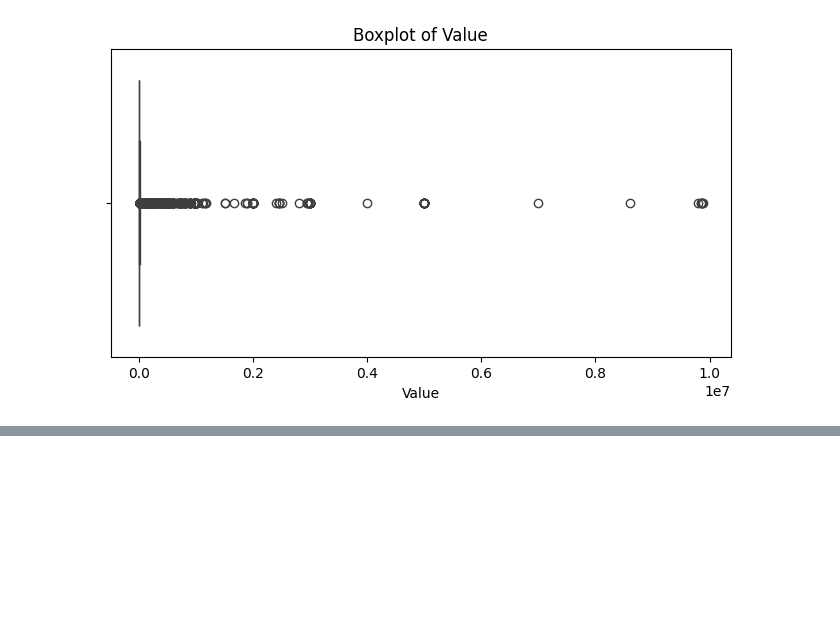
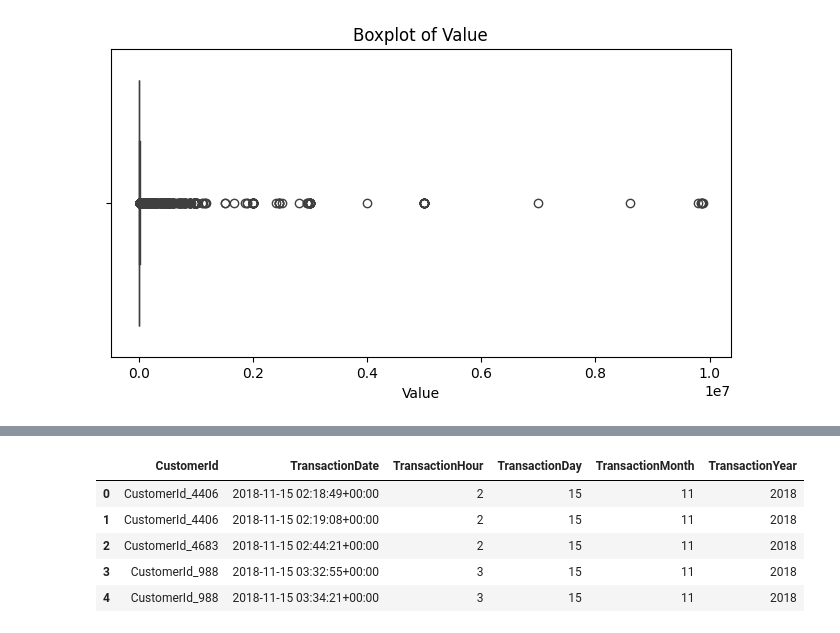
Before and after one commit to plony/week6_challenge, a Jupyter notebook: notebook/EDA.ipynb, the cells around one changed output, grey strips where cells are left out. Cells and saved outputs as stored; diff of their text form; code cells hidden in the pictures; blank space fills up the shorter version.

```diff
--- a/notebook/EDA.ipynb
+++ b/notebook/EDA.ipynb
@@ -201,7 +142,0 @@ df[['Amount', 'TotalTransactionAmount', 'AvgTransactionAmount']] = scaler.fit_tr
-# %%
-#Standardization (mean = 0, std = 1):Use StandardScaler to standardize features:
-
-from sklearn.preprocessing import StandardScaler
-
-scaler = StandardScaler()
-df[['Amount', 'TotalTransactionAmount', 'AvgTransactionAmount']] = scaler.fit_transform(df[['Amount', 'TotalTransactionAmount', 'AvgTransactionAmount']])
@@ -306,0 +221,24 @@ print(df.describe())  # Get summary statistics
+# %%
+#2.	Extract Features #Example:
+#Transaction Hour: The hour of the day when the transaction occurred.
+#Transaction Day: The day of the month when the transaction occurred.
+#Transaction Month: The month when the transaction occurred.
+#Transaction Year: The year when the transaction occurred.
+# Ensure that 'Date' column is in datetime format
+df['TransactionDate'] = pd.to_datetime(df['TransactionStartTime'])
+
+# Extract transaction hour, day, month, and year
+df['TransactionHour'] = df['TransactionDate'].dt.hour    # Hour of the transaction
+df['TransactionDay'] = df['TransactionDate'].dt.day      # Day of the month
+df['TransactionMonth'] = df['TransactionDate'].dt.month  # Month of the transaction
+df['TransactionYear'] = df['TransactionDate'].dt.year    # Year of the transaction
+
+# Display the updated dataset with new features
+df[['CustomerId', 'TransactionDate', 'TransactionHour', 'TransactionDay', 'TransactionMonth', 'TransactionYear']].head()
+# %% [output]
+|  | CustomerId | TransactionDate | TransactionHour | TransactionDay | TransactionMonth | TransactionYear |
+| 0 | CustomerId_4406 | 2018-11-15 02:18:49+00:00 | 2 | 15 | 11 | 2018 |
+| 1 | CustomerId_4406 | 2018-11-15 02:19:08+00:00 | 2 | 15 | 11 | 2018 |
+| 2 | CustomerId_4683 | 2018-11-15 02:44:21+00:00 | 2 | 15 | 11 | 2018 |
+| 3 | CustomerId_988 | 2018-11-15 03:32:55+00:00 | 3 | 15 | 11 | 2018 |
+| 4 | CustomerId_988 | 2018-11-15 03:34:21+00:00 | 3 | 15 | 11 | 2018 |
```
Also changed, not shown: parts of 43 cells of this notebook, 4 other files.
